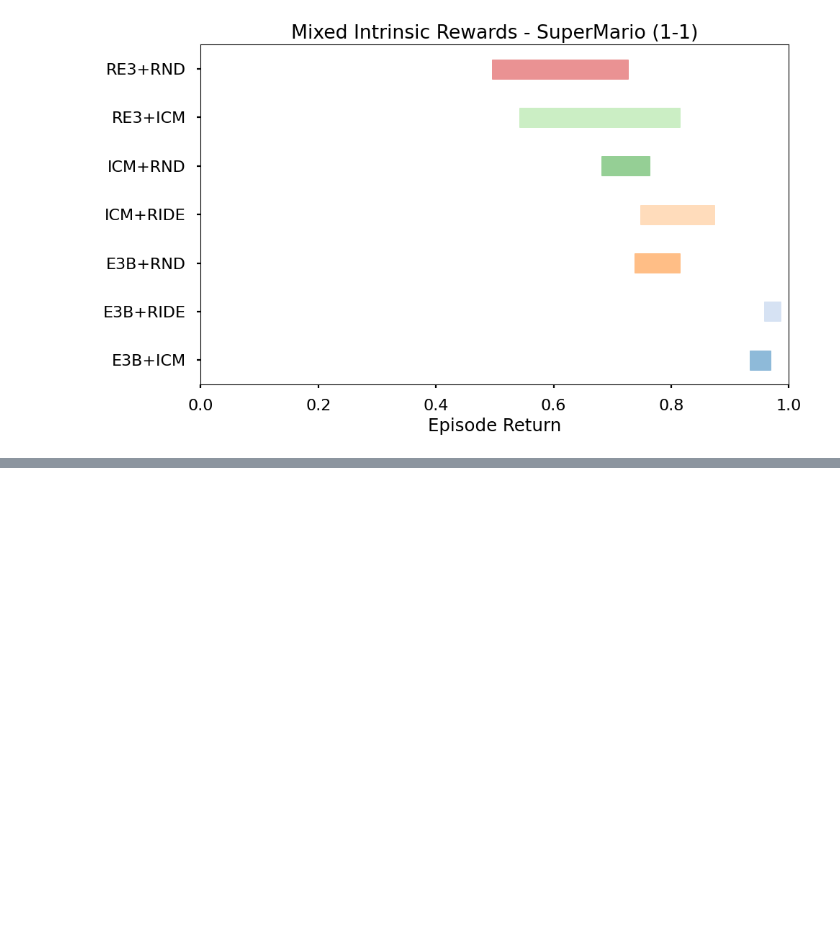
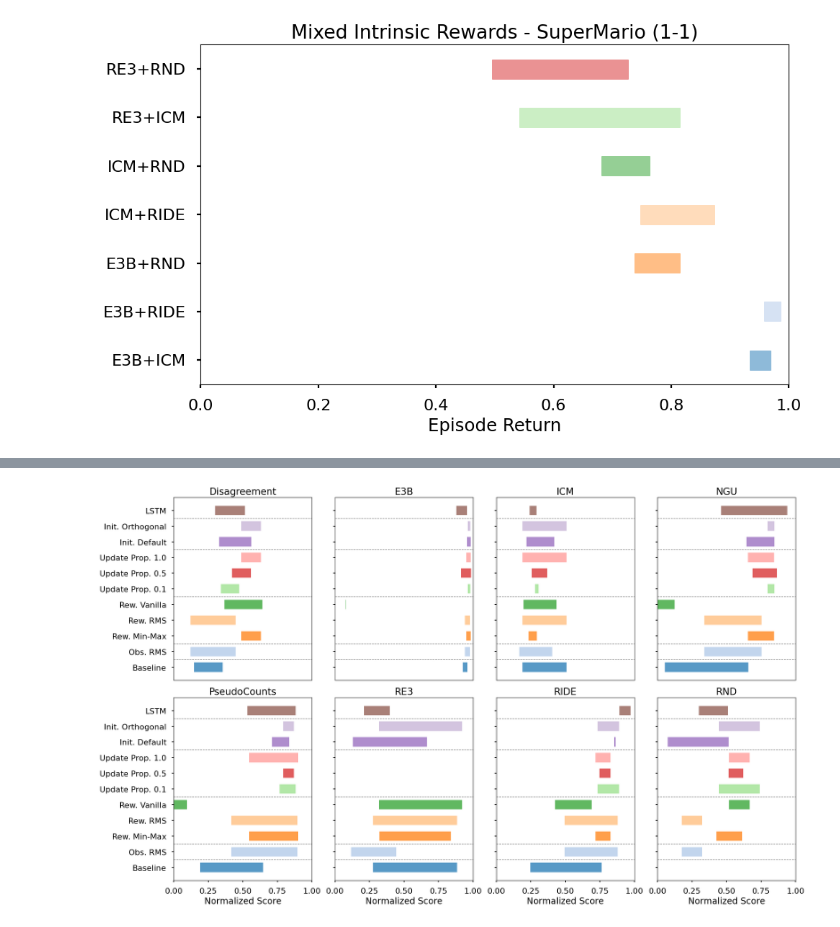
Before and after one commit to RLE-Foundation/rllte, a Jupyter notebook: experimental/paper_figures_mario.ipynb, the cells around one changed output, grey strips where cells are left out. Saved outputs shown, nothing was run; the diff lists cells and outputs as text; code cells hidden in the pictures; blank space fills up the shorter version.

```diff
--- a/experimental/paper_figures_mario.ipynb
+++ b/experimental/paper_figures_mario.ipynb
@@ -550,0 +671,72 @@ plt.show()
+# %%
+import matplotlib.pyplot as plt
+import numpy as np
+import pandas as pd
+import seaborn as sns
+from matplotlib import patches as mpatches
+import difflib, os
+plt.style.use('seaborn-poster')
+
+root = "/Users/yuanmingqi/Downloads/nips2024_data/final_q1_5"
+algos = ['Disagreement', 'E3B', 'ICM', 'NGU', 'PseudoCounts', 'RE3', 'RIDE', 'RND']
+fig, axes = plt.subplots(2, 4, figsize=(20, 12))
+
+candidates = ['Baseline', 'Obs. RMS',
+              'Rew. Min-Max', 'Rew. RMS', 'Rew. Vanilla',
+              'Update Prop. 0.1', 'Update Prop. 0.5', 'Update Prop. 1.0',
+              'Init. Default', 'Init. Orthogonal', 'LSTM'
+              ]
+colors = sns.palettes.color_palette('tab20', n_colors=len(candidates))
+fake_patches = [mpatches.Patch(color=colors[i], label=alg) for i, alg in enumerate(candidates)]
+
+all_data = {candidate: {algo: [] for algo in algos} for candidate in candidates}
+
+for subplot_idx, candidate in enumerate(candidates):
+    root = f"/Users/yuanmingqi/Downloads/nips2024_data/final_q1_5/{candidate}/"
+
+    for algo in algos:
+        for dir in os.listdir(root):
+            if algo.lower() in dir:
+                file = f"{root}/{dir}/"
+                file = file + difflib.get_close_matches("2024-", os.listdir(file), 1, 0.1)[0] + '/train.log'
+                data = pd.read_csv(file)['episode_reward']
+                all_data[candidate][algo].append(data[-50:].mean() / 31.0)
+
+        all_data[candidate][algo] = np.array(all_data[candidate][algo])
+        # print(candidate, algo, all_data[candidate][algo].shape)
+
+for algo_idx, algo in enumerate(algos):
+    ax = axes.flatten()[algo_idx]
+    for candidate_idx, candidate in enumerate(candidates):
+        data = all_data[candidate][algo]
+        # ax.barh(candidate_idx, data.mean(), xerr=data.std(), color=colors[candidate_idx], alpha=0.75)
+        lower, upper = np.mean(data) - np.std(data), np.mean(data) + np.std(data)
+        if algo == 'RE3' and 'Update' in candidate:
+            continue
+        ax.barh(
+            y=candidate_idx, width=upper - lower, height=0.6, left=lower, alpha=0.75, label=candidate, color=colors[candidate_idx]
+        )
+        ax.set_title(algo)
+        ax.set_yticks(range(len(candidates)))
+        ax.set_yticklabels(candidates)
+        ax.set_xlim(0, 1.0)
+
+    ax.axhline(0.5, color='gray', linestyle='--', linewidth=1)
+    ax.axhline(1.5, color='gray', linestyle='--', linewidth=1)
+    ax.axhline(4.5, color='gray', linestyle='--', linewidth=1)
+    ax.axhline(7.5, color='gray', linestyle='--', linewidth=1)
+    ax.axhline(9.5, color='gray', linestyle='--', linewidth=1)
+    ax.grid(False)
+
+    if algo_idx not in [0, 4]:
+        ax.set_yticklabels([])
+    if algo_idx in [4, 5, 6, 7]:
+        ax.set_xlabel('Normalized Score')
+    if algo_idx in [0, 1, 2, 3]:
+        ax.set_xticks([])
+    else:
+        ax.set_xticks(np.linspace(0, 1, 5))
+fig.tight_layout()
+fig.savefig('final_q1_5.pdf', bbox_inches='tight', dpi=600)
+# %% [output]
+[figure, added]
```
Also changed, not shown: parts of 1 cell of this notebook, 1 other file.
